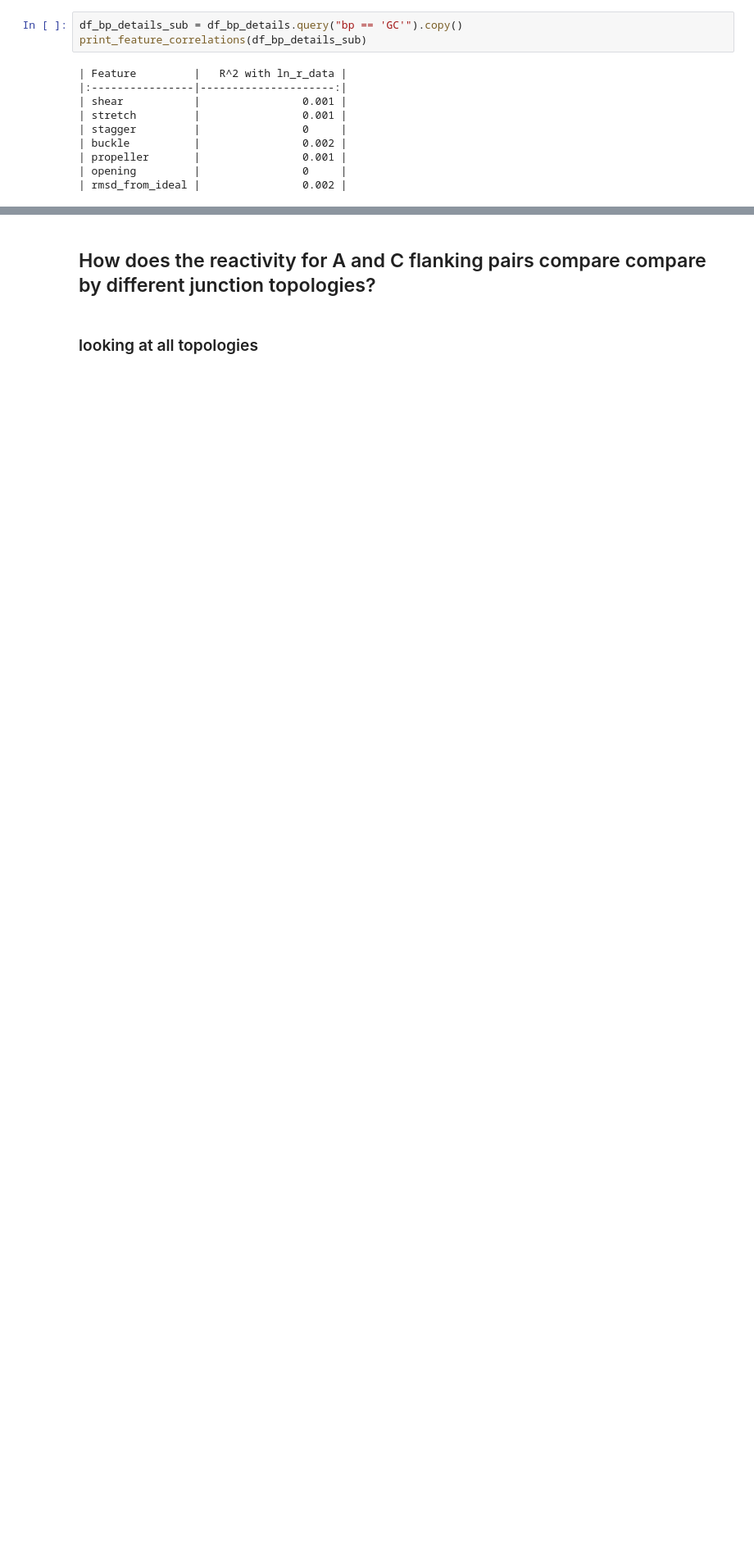
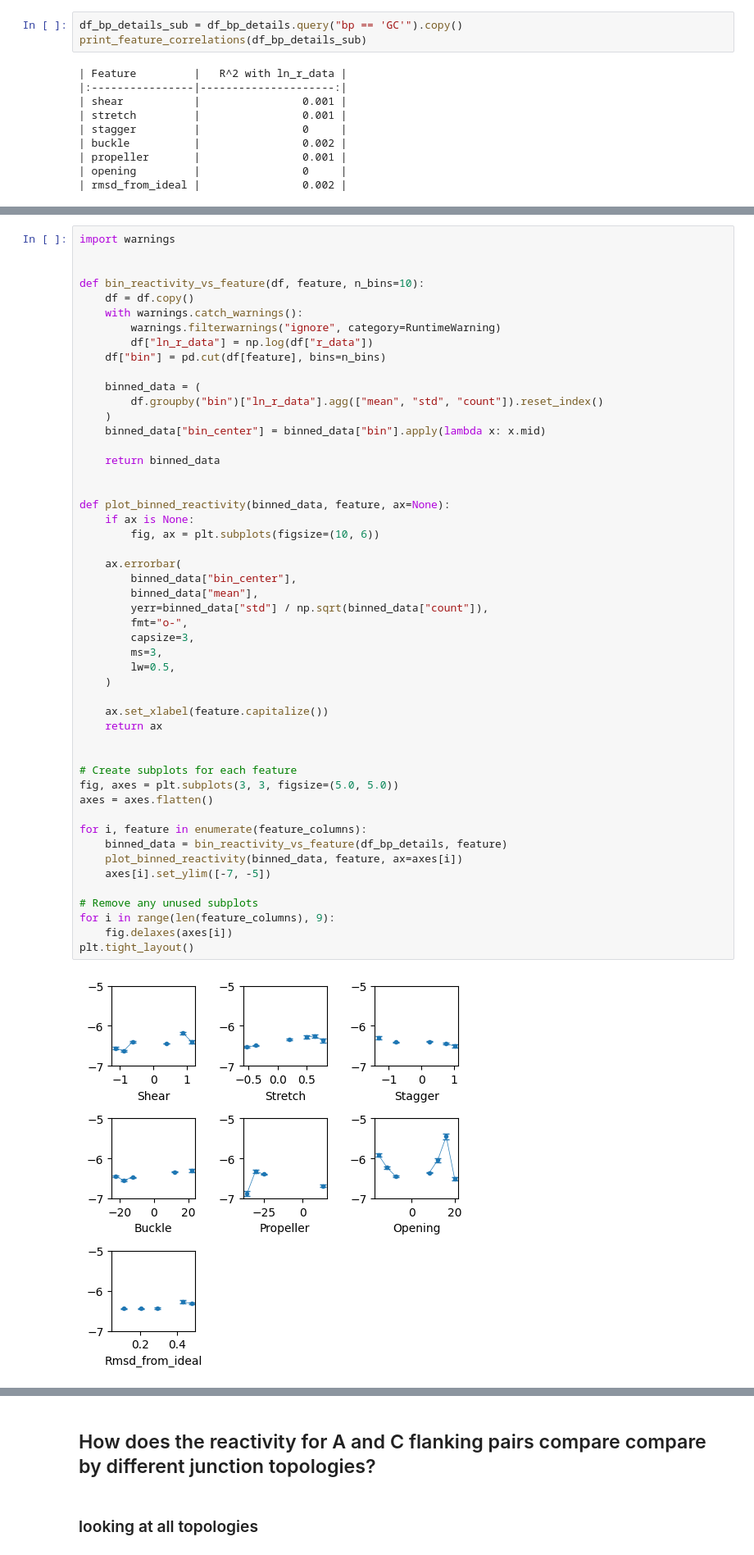
Before and after one commit to YesselmanLabPublications/2025_char_3d_struct_features, a Jupyter notebook: notebooks/reactive_helices.ipynb, the cells around one changed output, grey strips where cells are left out. Shown at 82% size. Cells and saved outputs as stored; diff of their text form; blank space fills up the shorter version.

```diff
--- a/notebooks/reactive_helices.ipynb
+++ b/notebooks/reactive_helices.ipynb
@@ -243,0 +282,52 @@ print_feature_correlations(df_bp_details_sub)
+# %%
+import warnings
+
+
+def bin_reactivity_vs_feature(df, feature, n_bins=10):
+    df = df.copy()
+    with warnings.catch_warnings():
+        warnings.filterwarnings("ignore", category=RuntimeWarning)
+        df["ln_r_data"] = np.log(df["r_data"])
+    df["bin"] = pd.cut(df[feature], bins=n_bins)
+
+    binned_data = (
+        df.groupby("bin")["ln_r_data"].agg(["mean", "std", "count"]).reset_index()
+    )
+    binned_data["bin_center"] = binned_data["bin"].apply(lambda x: x.mid)
+
+    return binned_data
+
+
+def plot_binned_reactivity(binned_data, feature, ax=None):
+    if ax is None:
+        fig, ax = plt.subplots(figsize=(10, 6))
+
+    ax.errorbar(
+        binned_data["bin_center"],
+        binned_data["mean"],
+        yerr=binned_data["std"] / np.sqrt(binned_data["count"]),
+        fmt="o-",
+        capsize=3,
+        ms=3,
+        lw=0.5,
+    )
+
+    ax.set_xlabel(feature.capitalize())
+    return ax
+
+
+# Create subplots for each feature
+fig, axes = plt.subplots(3, 3, figsize=(5.0, 5.0))
+axes = axes.flatten()
+
+for i, feature in enumerate(feature_columns):
+    binned_data = bin_reactivity_vs_feature(df_bp_details, feature)
+    plot_binned_reactivity(binned_data, feature, ax=axes[i])
+    axes[i].set_ylim([-7, -5])
+
+# Remove any unused subplots
+for i in range(len(feature_columns), 9):
+    fig.delaxes(axes[i])
+plt.tight_layout()
+# %% [output]
+[figure, added]
```
Also changed, not shown: parts of 37 cells of this notebook, 6 other files.
